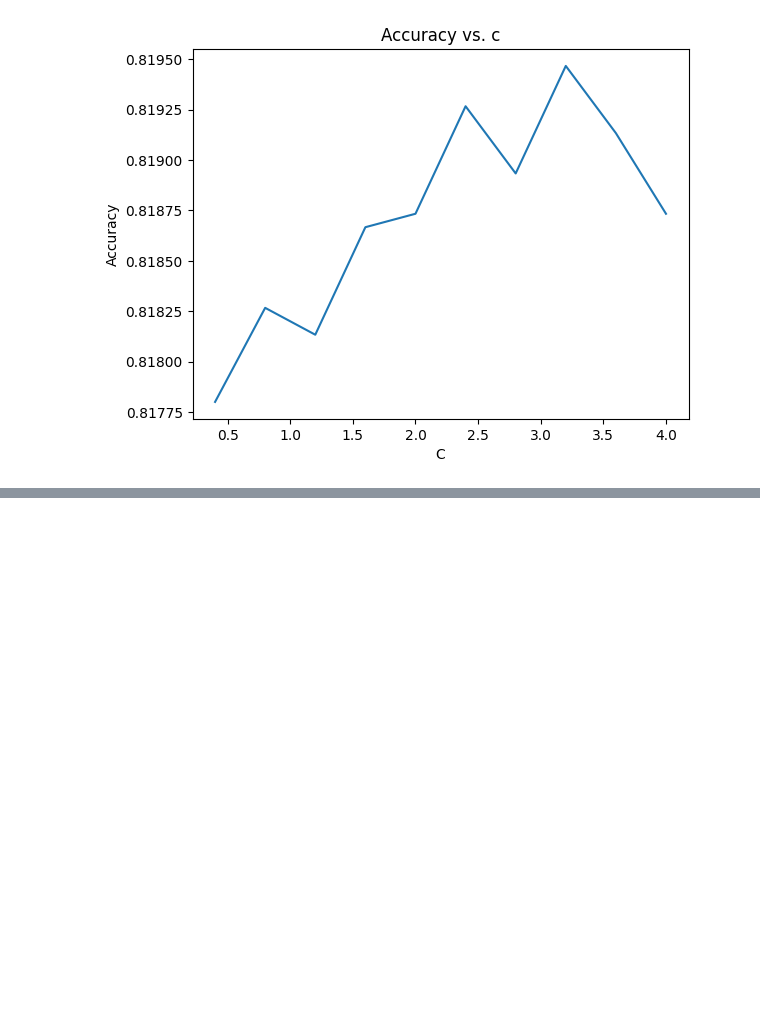
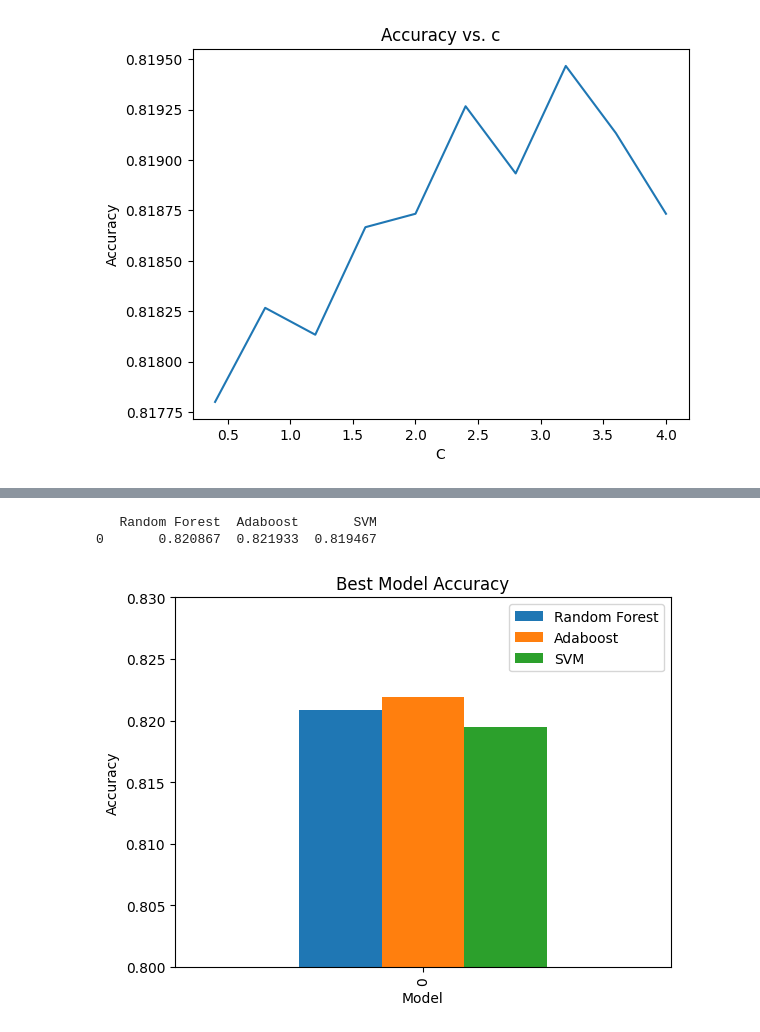
Before and after one commit to thestianchris/Data-Mine-Coursework, a Jupyter notebook: Part2.ipynb, the cells around one changed output, grey strips where cells are left out. Cells and saved outputs as stored; diff of their text form; code cells hidden in the pictures; blank space fills up the shorter version.

```diff
--- a/Part2.ipynb
+++ b/Part2.ipynb
@@ -141,6 +143,6 @@ print(y_test.shape)
 # %%
 from sklearn.pipeline import Pipeline
-from sklearn.preprocessing import StandardScaler, OrdinalEncoder
+from sklearn.preprocessing import StandardScaler, OneHotEncoder
 from sklearn.compose import ColumnTransformer
 
 #Select numerical features in the predictors
@@ -150,14 +152,14 @@ numeric_transformer = Pipeline([
 ])
 
 #Select categorical features
-ordinal_features = ['X2','X3','X4']
-ordinal_transformer = OrdinalEncoder()
+categorical_features = ['X2','X3','X4']
+categorical_transformer = OneHotEncoder(handle_unknown="ignore")
 
 #Combine into a column transformation on whole groups within dataset
 preprocessor = ColumnTransformer(
     transformers=[
         ("num", numeric_transformer, numeric_features),
-        ("ord", ordinal_transformer, ordinal_features)
+        ("cat", categorical_features,categorical_features)
     ]
 )
 
@@ -507,0 +506,12 @@ THEN MAKE 3 NEW BEST MODELS, THEN FIND BEST 1, THEN RUN IT BACK TURBO ON THE TES
+# %%
+#Make new best models based on charts and cross val
+best_rf_model = RandomForestClassifier(n_estimators=600,criterion="entropy",max_depth=9,max_features="sqrt")
+
+best_ada_model = AdaBoostClassifier(n_estimators=150,learning_rate=0.01)
+
+best_svm_model = SVC(C=3.2,gamma='auto',kernel='rbf')
+
+#Run through kfold test
+best_rf_results = kfolder(best_rf_model)
+best_ada_results = kfolder(best_ada_model)
+best_svm_results = kfolder(best_svm_model)
@@ -507,0 +531,17 @@ THEN MAKE 3 NEW BEST MODELS, THEN FIND BEST 1, THEN RUN IT BACK TURBO ON THE TES
+# %%
+#Create dataframe of all
+all_results = pd.DataFrame({'Random Forest': np.mean(best_rf_results).flatten(), 'Adaboost': np.mean(best_ada_results).flatten(), 'SVM': np.mean(best_svm_results).flatten()})
+
+print(all_results)
+
+#Plot results
+ax = all_results.plot(kind='bar')
+ax.set_ylim(0.8, 0.83)
+ax.set_xlabel('Model')
+ax.set_ylabel('Accuracy')
+ax.set_title('Best Model Accuracy')
+plt.show()
+# %% [output]
+   Random Forest  Adaboost       SVM
+0       0.820867  0.821933  0.819467
+[figure, added]
```
Also changed, not shown: parts of 10 cells of this notebook.
